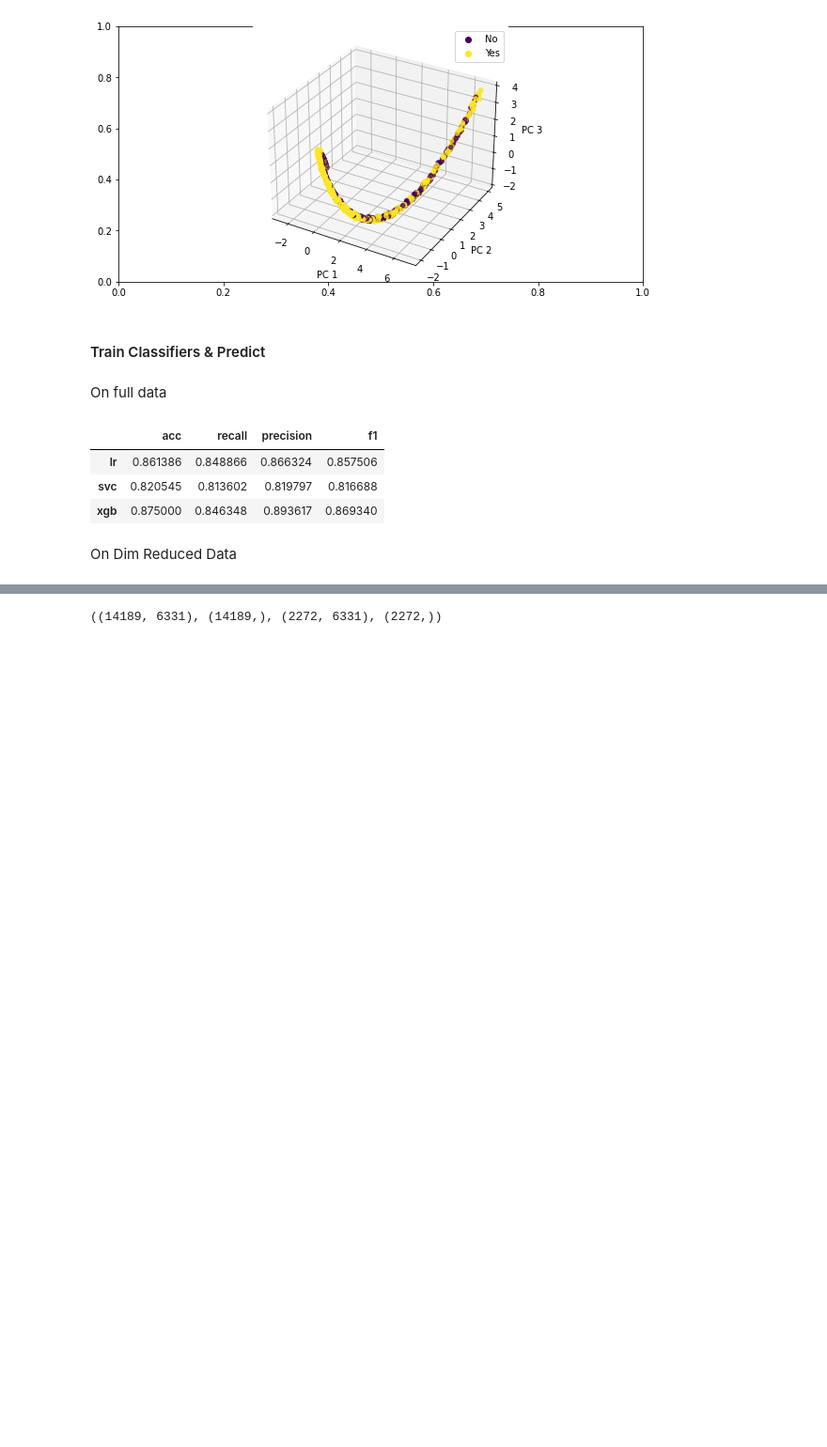
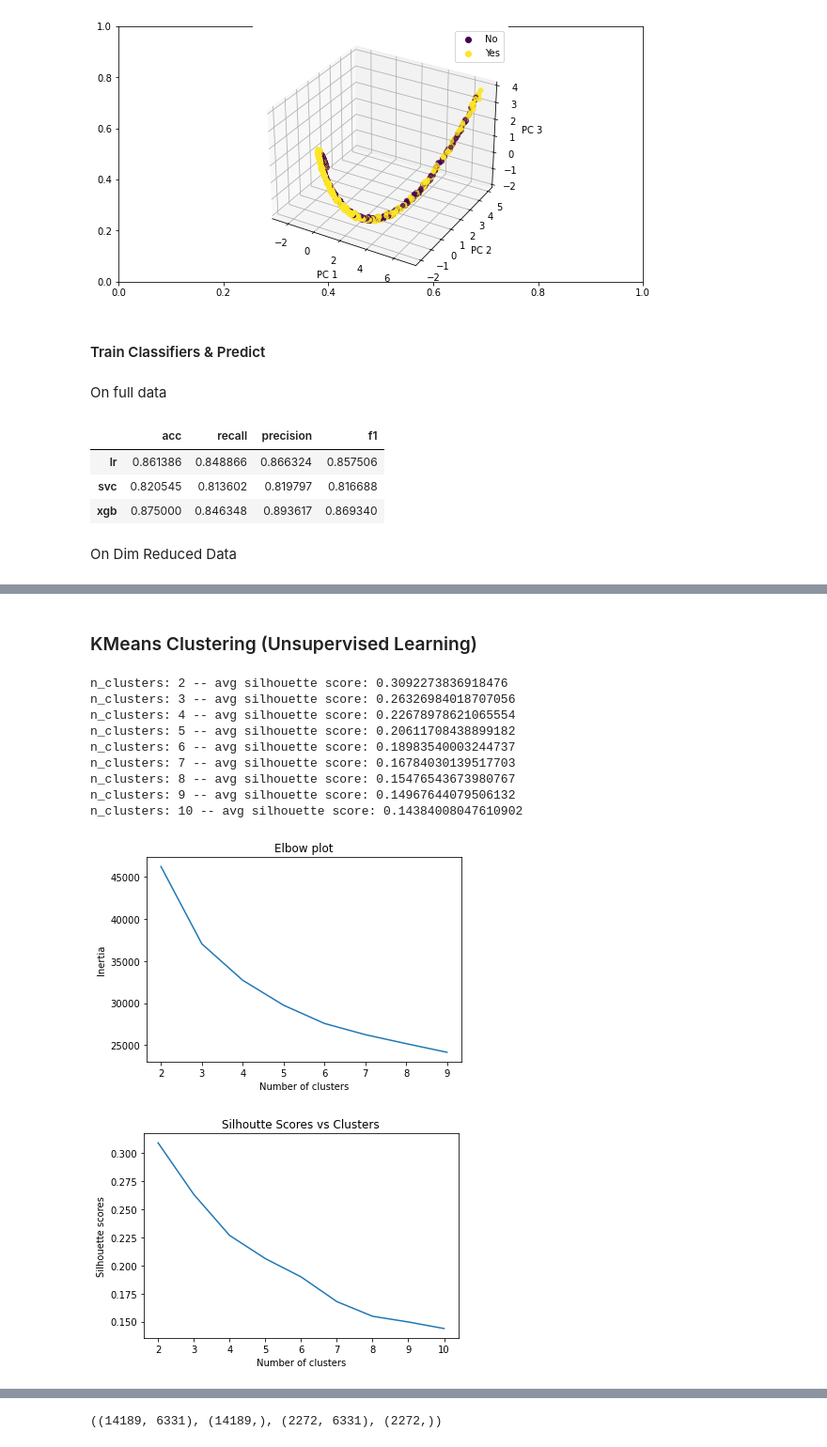
Before and after one commit to vin00d/peptide, a Jupyter notebook: 03_onehot.ipynb, the cells around one changed output, grey strips where cells are left out. Shown at 94% size. Saved outputs shown, nothing was run; the diff lists cells and outputs as text; code cells hidden in the pictures; blank space fills up the shorter version.

```diff
--- a/03_onehot.ipynb
+++ b/03_onehot.ipynb
@@ -177,0 +277,6 @@ train_predict(X_train_pca, y_train, X_test_pca, y_test)
+# %%
+X_train, y_train = amp_data.X_train, amp_data.y_train
+X_test, y_test = amp_data.X_test, amp_data.y_test
+
+amp_learner = Learner(X_train, y_train, X_test, y_test, ohe=True, pca=False)
+amp_learner_pca = Learner(X_train, y_train, X_test, y_test, ohe=True, pca=True)
@@ -177,0 +325,2 @@ train_predict(X_train_pca, y_train, X_test_pca, y_test)
+# %%
+amp_learner_pca.run_label_spreading()
@@ -177,0 +336,16 @@ train_predict(X_train_pca, y_train, X_test_pca, y_test)
+# %% [markdown]
+### KMeans Clustering (Unsupervised Learning)
+# %%
+X_pca = amp_learner_pca.pick_k()
+# %% [output]
+n_clusters: 2 -- avg silhouette score: 0.3092273836918476
+n_clusters: 3 -- avg silhouette score: 0.26326984018707056
+n_clusters: 4 -- avg silhouette score: 0.22678978621065554
+n_clusters: 5 -- avg silhouette score: 0.20611708438899182
+n_clusters: 6 -- avg silhouette score: 0.18983540003244737
+n_clusters: 7 -- avg silhouette score: 0.16784030139517703
+n_clusters: 8 -- avg silhouette score: 0.15476543673980767
+n_clusters: 9 -- avg silhouette score: 0.14967644079506132
+n_clusters: 10 -- avg silhouette score: 0.14384008047610902
+[figure, added]
+[figure, added]
```
Also changed, not shown: parts of 104 cells of this notebook, 9 other files.
